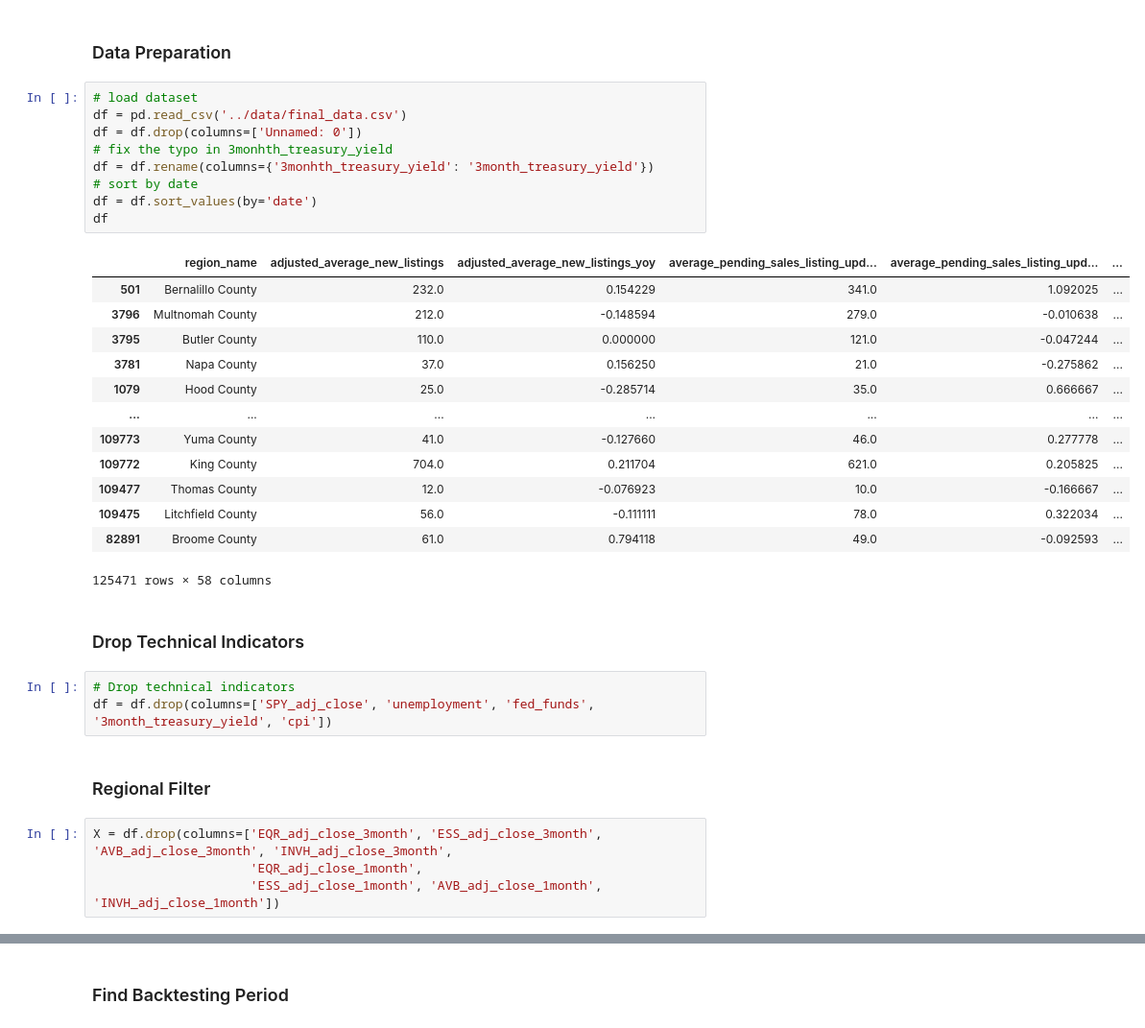
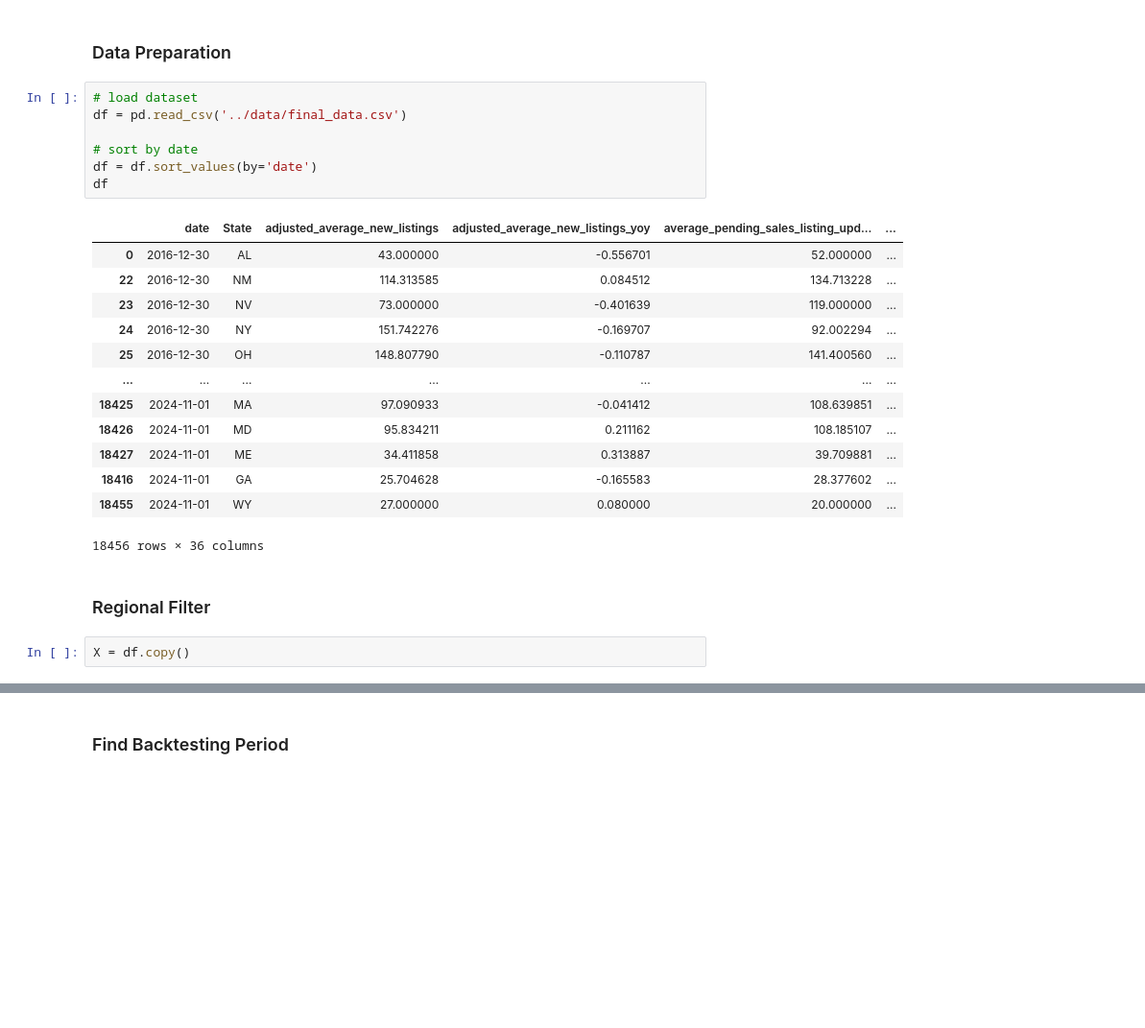
Before and after one commit to itsGarrin/us-residential-housing-price-prediction, a Jupyter notebook: notebooks/backtesting.ipynb, the cells around one changed output, grey strips where cells are left out. Shown at 96% size. Drawn from its saved outputs; the diff is of its cells as text; blank space fills up the shorter version.

```diff
--- a/notebooks/backtesting.ipynb
+++ b/notebooks/backtesting.ipynb
@@ -20,37 +19,28 @@ top_features = ['median_days_to_close_yoy', 'median_days_to_close', 'median_sale
 # %%
 # load dataset
 df = pd.read_csv('../data/final_data.csv')
-df = df.drop(columns=['Unnamed: 0'])
-# fix the typo in 3monhth_treasury_yield
-df = df.rename(columns={'3monhth_treasury_yield': '3month_treasury_yield'})
+
 # sort by date
 df = df.sort_values(by='date')
 df
 # %% [output]
-|  | region_name | adjusted_average_new_listings | adjusted_average_new_listings_yoy | average_pending_sales_listing_upd... | average_pending_sales_listing_upd... | ... |
-| 501 | Bernalillo County | 232.0 | 0.154229 | 341.0 | 1.092025 | ... |
-| 3796 | Multnomah County | 212.0 | -0.148594 | 279.0 | -0.010638 | ... |
-| 3795 | Butler County | 110.0 | 0.000000 | 121.0 | -0.047244 | ... |
-| 3781 | Napa County | 37.0 | 0.156250 | 21.0 | -0.275862 | ... |
-| 1079 | Hood County | 25.0 | -0.285714 | 35.0 | 0.666667 | ... |
+|  | date | State | adjusted_average_new_listings | adjusted_average_new_listings_yoy | average_pending_sales_listing_upd... | ... |
+| 0 | 2016-12-30 | AL | 43.000000 | -0.556701 | 52.000000 | ... |
+| 22 | 2016-12-30 | NM | 114.313585 | 0.084512 | 134.713228 | ... |
+| 23 | 2016-12-30 | NV | 73.000000 | -0.401639 | 119.000000 | ... |
+| 24 | 2016-12-30 | NY | 151.742276 | -0.169707 | 92.002294 | ... |
+| 25 | 2016-12-30 | OH | 148.807790 | -0.110787 | 141.400560 | ... |
 | ... | ... | ... | ... | ... | ... | ... |
-| 109773 | Yuma County | 41.0 | -0.127660 | 46.0 | 0.277778 | ... |
-| 109772 | King County | 704.0 | 0.211704 | 621.0 | 0.205825 | ... |
-| 109477 | Thomas County | 12.0 | -0.076923 | 10.0 | -0.166667 | ... |
-| 109475 | Litchfield County | 56.0 | -0.111111 | 78.0 | 0.322034 | ... |
-| 82891 | Broome County | 61.0 | 0.794118 | 49.0 | -0.092593 | ... |
+| 18425 | 2024-11-01 | MA | 97.090933 | -0.041412 | 108.639851 | ... |
+| 18426 | 2024-11-01 | MD | 95.834211 | 0.211162 | 108.185107 | ... |
+| 18427 | 2024-11-01 | ME | 34.411858 | 0.313887 | 39.709881 | ... |
+| 18416 | 2024-11-01 | GA | 25.704628 | -0.165583 | 28.377602 | ... |
+| 18455 | 2024-11-01 | WY | 27.000000 | 0.080000 | 20.000000 | ... |
-125471 rows × 58 columns
+18456 rows × 36 columns
-# %% [markdown]
-### Drop Technical Indicators
-# %%
-# Drop technical indicators
-df = df.drop(columns=['SPY_adj_close', 'unemployment', 'fed_funds', '3month_treasury_yield', 'cpi'])
 # %% [markdown]
 ### Regional Filter
 # %%
-X = df.drop(columns=['EQR_adj_close_3month', 'ESS_adj_close_3month', 'AVB_adj_close_3month', 'INVH_adj_close_3month',
-                     'EQR_adj_close_1month',
-                     'ESS_adj_close_1month', 'AVB_adj_close_1month', 'INVH_adj_close_1month'])
+X = df.copy()
 # %%
 # counties for each REIT
 X_AVB = X[
```
Also changed, not shown: parts of 12 cells of this notebook, 18 other files.
